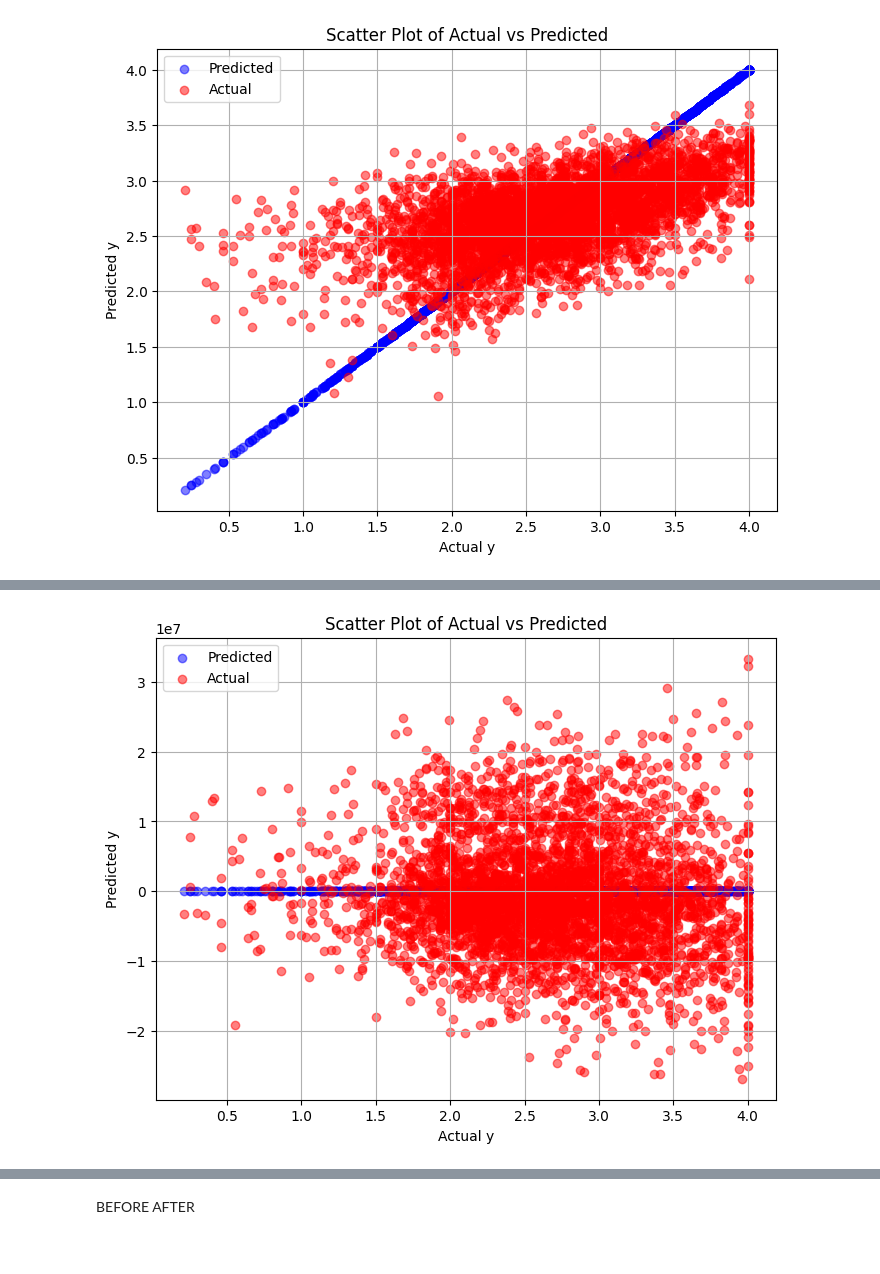
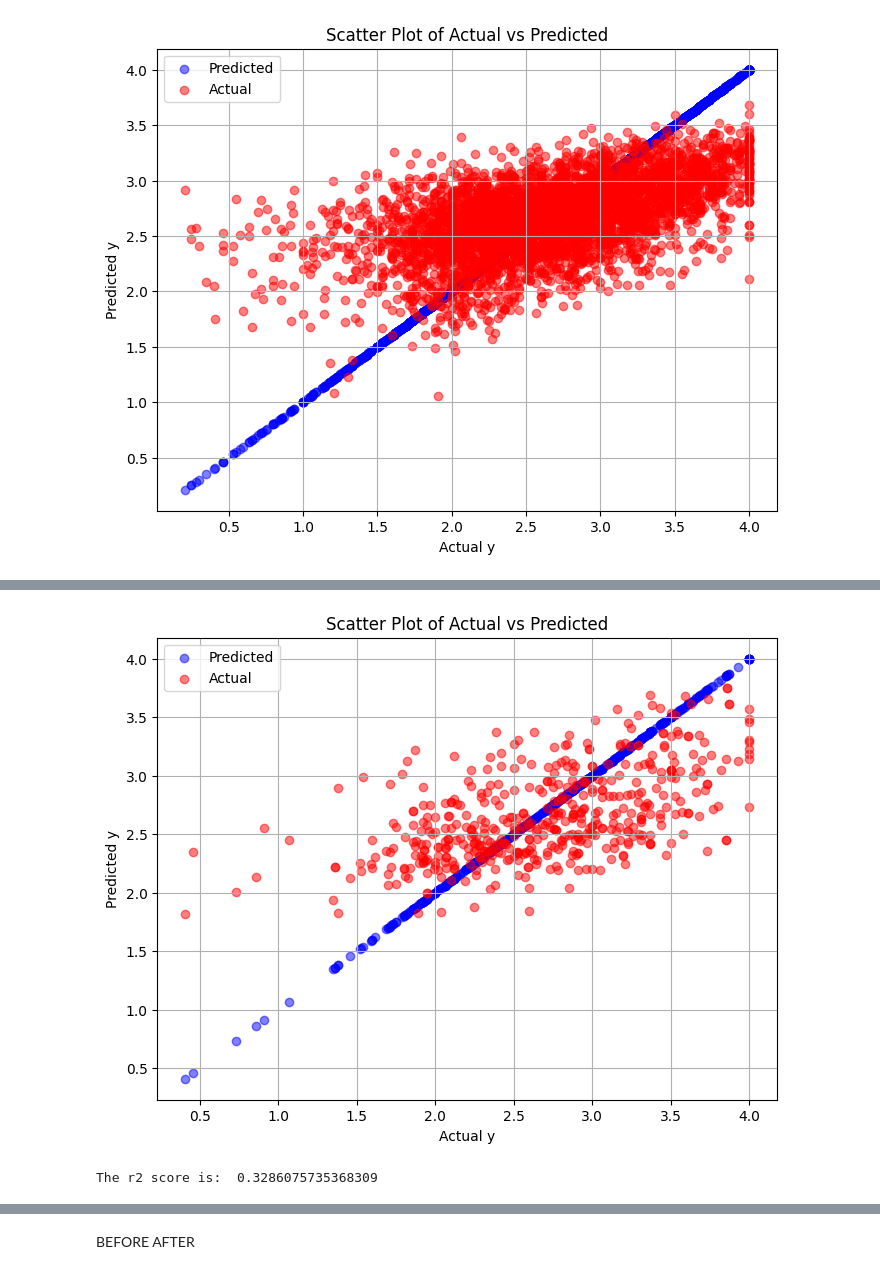
Before and after one commit to MyronTadros/DataScienceProject, a Jupyter notebook: notebook.ipynb, the cells around one changed output, grey strips where cells are left out. Saved outputs shown, nothing was run; the diff lists cells and outputs as text; code cells hidden in the pictures.

```diff
--- a/notebook.ipynb
+++ b/notebook.ipynb
@@ -284,7 +284,7 @@ y_train_norm = (y_train - mean_y_train)/std_y_train
 y_test_norm = (y_test - mean_y_train)/std_y_train
 
 # Polynomial Features
-poly = PolynomialFeatures(degree=3)  # You can adjust the degree as needed
+poly = PolynomialFeatures(degree=3, include_bias= True)  # You can adjust the degree as needed
 X_poly_train_norm = poly.fit_transform(X_train_norm)
 
 
@@ -305,25 +305,28 @@ Test MSE: 0.3001896517026556
 # %%
 import matplotlib.pyplot as plt
 
-X_poly = poly.fit_transform(X)
-y_pred_all_unnormalized = model.predict(X_poly)
+X_norm = (X - mean_X_train)/std_X_train
+X_poly = poly.fit_transform(X_norm)
+y_pred_all_unnormalized = (model.predict(X_poly)*std_y_train)+mean_y_train
 
-numss = [np.random.randint(1,len(y)) for _ in range(1500)]
+numss = [np.random.randint(1,len(y)) for _ in range(500)]
 y_rand = y[numss]
 y_pred_rand = y_pred_all_unnormalized[numss]
 
 # Assuming y_pred_all_unnormalized and y are numpy arrays of the same length
 plt.figure(figsize=(8, 6))
-plt.scatter(y, y, color='blue', label='Predicted', alpha=0.5)
-plt.scatter(y, y_pred_all_unnormalized, color='red', label='Actual', alpha=0.5)  # Actual values
+plt.scatter(y_rand, y_rand, color='blue', label='Predicted', alpha=0.5)
+plt.scatter(y_rand, y_pred_rand, color='red', label='Actual', alpha=0.5)  # Actual values
 plt.xlabel('Actual y')
 plt.ylabel('Predicted y')
 plt.title('Scatter Plot of Actual vs Predicted')
 plt.legend()
 plt.grid(True)
 plt.show()
+print ("The r2 score is: ", r2_score(y,y_pred_all_unnormalized))
 # %% [output]
-[figure, old version]
+[figure, new version]
+The r2 score is:  0.3286075735368309
 # %%
 y_pred_all_unnormalized
 # %% [output]
```
Also changed, not shown: parts of 8 cells of this notebook.
